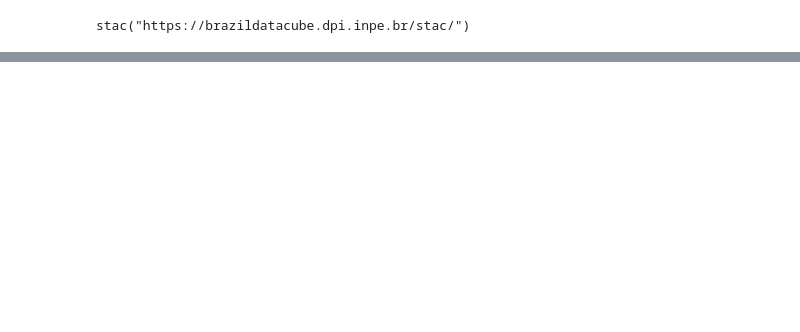
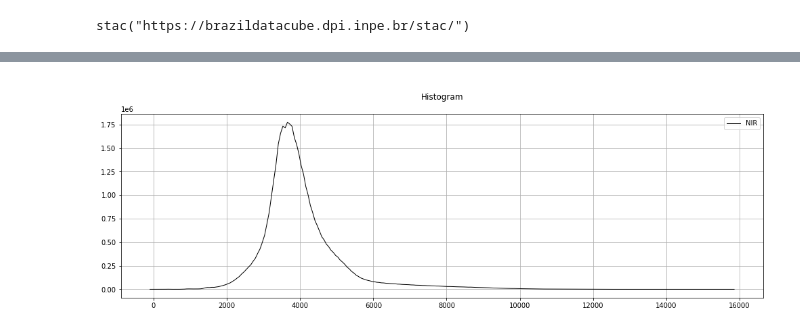
Before and after one commit to AbnerErnaniADSFatec/sample-assessment-data-science, a Jupyter notebook: testes/testes_python.ipynb, the cells around one changed output, grey strips where cells are left out. Drawn from its saved outputs; the diff is of its cells as text; code cells hidden in the pictures; blank space fills up the shorter version.

```diff
--- a/testes/testes_python.ipynb
+++ b/testes/testes_python.ipynb
@@ -78 +96,10 @@ plt.show()
+# %%
+plt.figure(figsize=(17,5))
+plt.title(f"\nHistogram\n")
+plt.plot(bin_edges[0:-1], histogram, color="black", linewidth=1, label='NIR')
+plt.legend()
+plt.grid()
+plt.show()
+# %% [output]
+[figure, added]
 # %%
```
Also changed, not shown: parts of 15 cells of this notebook, 2 other files.
